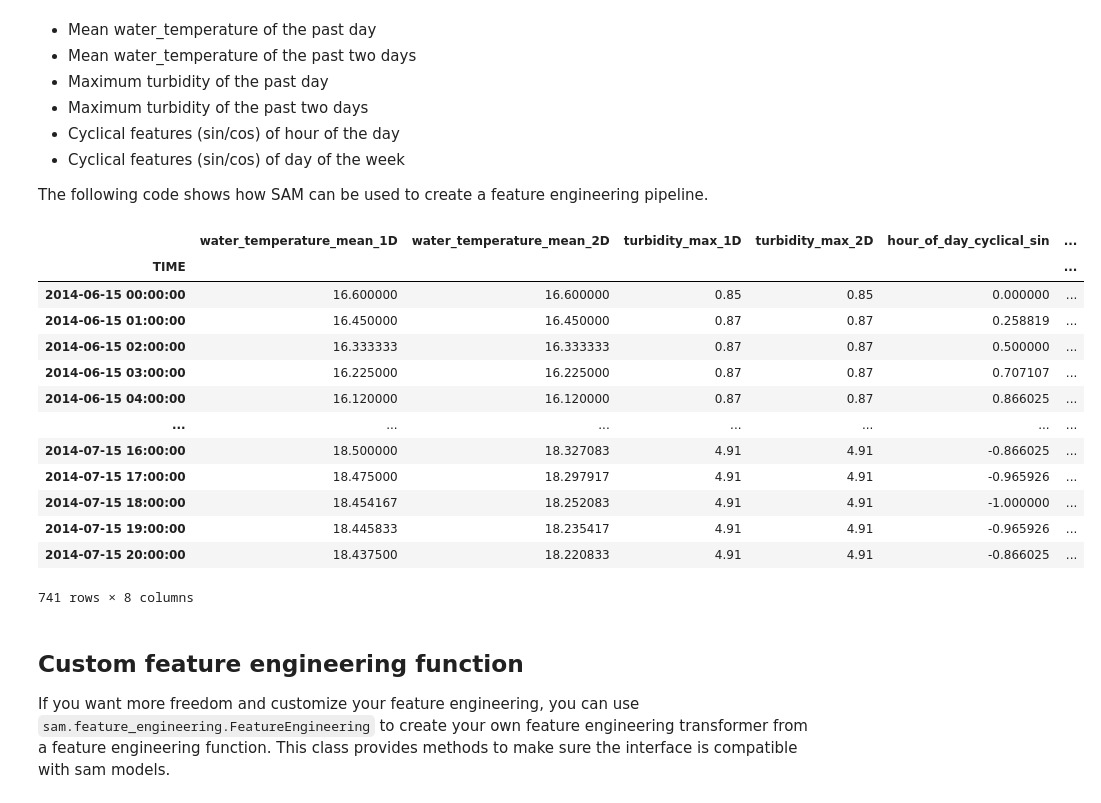
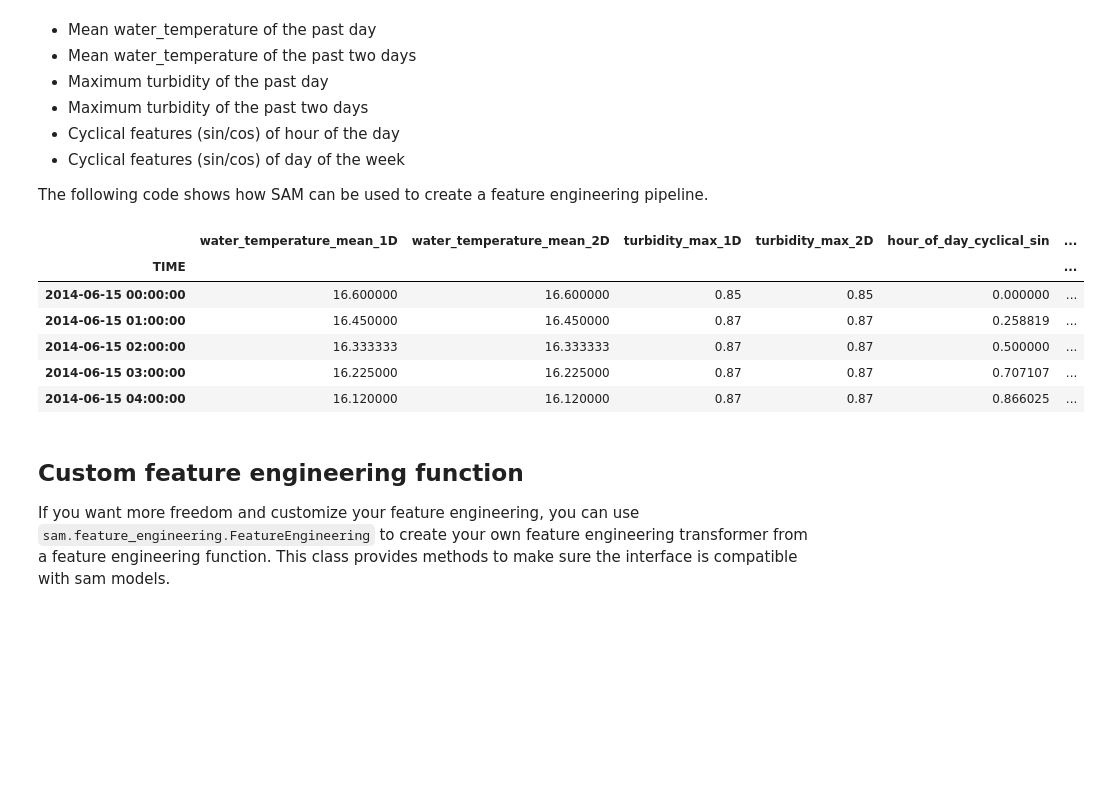
Before and after one commit to RoyalHaskoningDHV/sam, a Jupyter notebook: examples/feature_engineering.ipynb, the cells around one changed output. Cells and saved outputs as stored; diff of their text form; code cells hidden in the pictures; blank space fills up the shorter version.

```diff
--- a/examples/feature_engineering.ipynb
+++ b/examples/feature_engineering.ipynb
@@ -43,36 +43,29 @@ The following code shows how SAM can be used to create a feature engineering pip
 # %%
 from sam.feature_engineering import SimpleFeatureEngineer
 
 
 sfe = SimpleFeatureEngineer(
     rolling_features=[
         ("water_temperature", "mean", "1D"),
         ("water_temperature", "mean", "2D"),
         ("turbidity", "max", "1D"),
         ("turbidity", "max", "2D"),
     ],
     time_features=[
         ("hour_of_day", "cyclical"),
         ("day_of_week", "cyclical"),
     ],
 )
 
-sfe.fit_transform(data)
+sfe.fit_transform(data).head()
 # %% [output]
 |  | water_temperature_mean_1D | water_temperature_mean_2D | turbidity_max_1D | turbidity_max_2D | hour_of_day_cyclical_sin | ... |
 | TIME |  |  |  |  |  | ... |
 | 2014-06-15 00:00:00 | 16.600000 | 16.600000 | 0.85 | 0.85 | 0.000000 | ... |
 | 2014-06-15 01:00:00 | 16.450000 | 16.450000 | 0.87 | 0.87 | 0.258819 | ... |
 | 2014-06-15 02:00:00 | 16.333333 | 16.333333 | 0.87 | 0.87 | 0.500000 | ... |
 | 2014-06-15 03:00:00 | 16.225000 | 16.225000 | 0.87 | 0.87 | 0.707107 | ... |
 | 2014-06-15 04:00:00 | 16.120000 | 16.120000 | 0.87 | 0.87 | 0.866025 | ... |
-| ... | ... | ... | ... | ... | ... | ... |
-| 2014-07-15 16:00:00 | 18.500000 | 18.327083 | 4.91 | 4.91 | -0.866025 | ... |
-| 2014-07-15 17:00:00 | 18.475000 | 18.297917 | 4.91 | 4.91 | -0.965926 | ... |
-| 2014-07-15 18:00:00 | 18.454167 | 18.252083 | 4.91 | 4.91 | -1.000000 | ... |
-| 2014-07-15 19:00:00 | 18.445833 | 18.235417 | 4.91 | 4.91 | -0.965926 | ... |
-| 2014-07-15 20:00:00 | 18.437500 | 18.220833 | 4.91 | 4.91 | -0.866025 | ... |
-741 rows × 8 columns
 # %% [markdown]
 ## Custom feature engineering function
 
```
Also changed, not shown: 1 other file.
